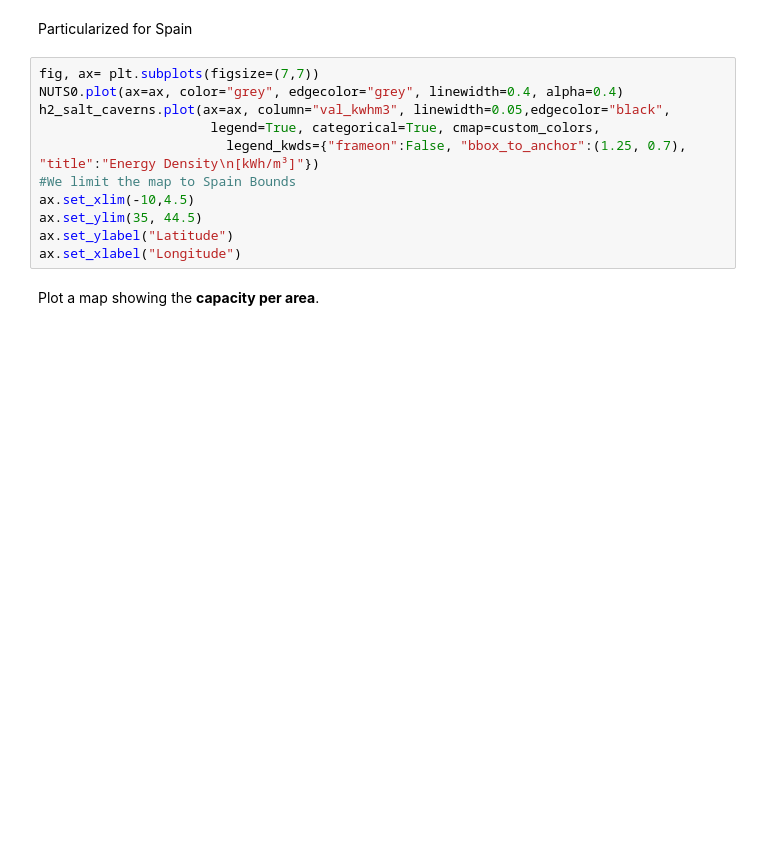
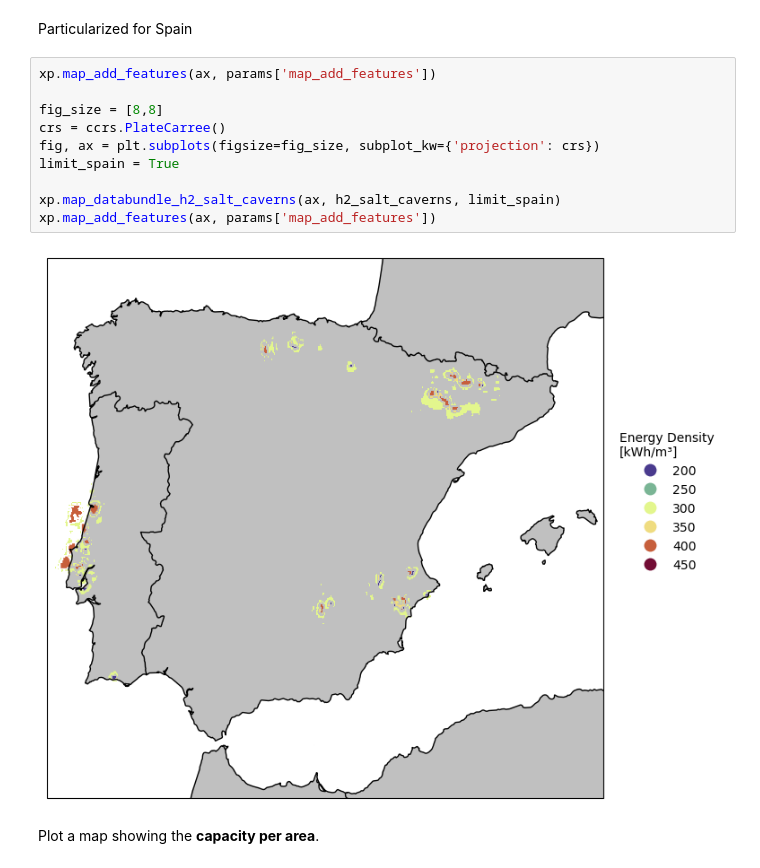
Before and after one commit to elgepetrece/pypsa-Xplore, a Jupyter notebook: Xplore_rules/retrieve_databundle_h2_salt_caverns_GWh_per_sqkm.ipynb, the cells around one changed output. Cells and saved outputs as stored; diff of their text form; blank space fills up the shorter version.

```diff
--- a/Xplore_rules/retrieve_databundle_h2_salt_caverns_GWh_per_sqkm.ipynb
+++ b/Xplore_rules/retrieve_databundle_h2_salt_caverns_GWh_per_sqkm.ipynb
@@ -84,16 +92,17 @@ xp.map_add_features(ax, params['map_add_features'])
 # %% [markdown]
 Particularized for Spain
-# %%
-fig, ax= plt.subplots(figsize=(7,7))
-NUTS0.plot(ax=ax, color="grey", edgecolor="grey", linewidth=0.4, alpha=0.4)
-h2_salt_caverns.plot(ax=ax, column="val_kwhm3", linewidth=0.05,edgecolor="black",
-                      legend=True, categorical=True, cmap=custom_colors,
-                        legend_kwds={"frameon":False, "bbox_to_anchor":(1.25, 0.7), "title":"Energy Density\n[kWh/m³]"})
-#We limit the map to Spain Bounds
-ax.set_xlim(-10,4.5)
-ax.set_ylim(35, 44.5)
-ax.set_ylabel("Latitude")
-ax.set_xlabel("Longitude")
+# %%
+xp.map_add_features(ax, params['map_add_features'])
+
+fig_size = [8,8]
+crs = ccrs.PlateCarree()
+fig, ax = plt.subplots(figsize=fig_size, subplot_kw={'projection': crs})
+limit_spain = True
+
+xp.map_databundle_h2_salt_caverns(ax, h2_salt_caverns, limit_spain)
+xp.map_add_features(ax, params['map_add_features'])
+# %% [output]
+[figure, added]
 # %% [markdown]
 Plot a map showing the **capacity per area**.
 # %%
```
Also changed, not shown: parts of 8 cells of this notebook, 2 other files.
